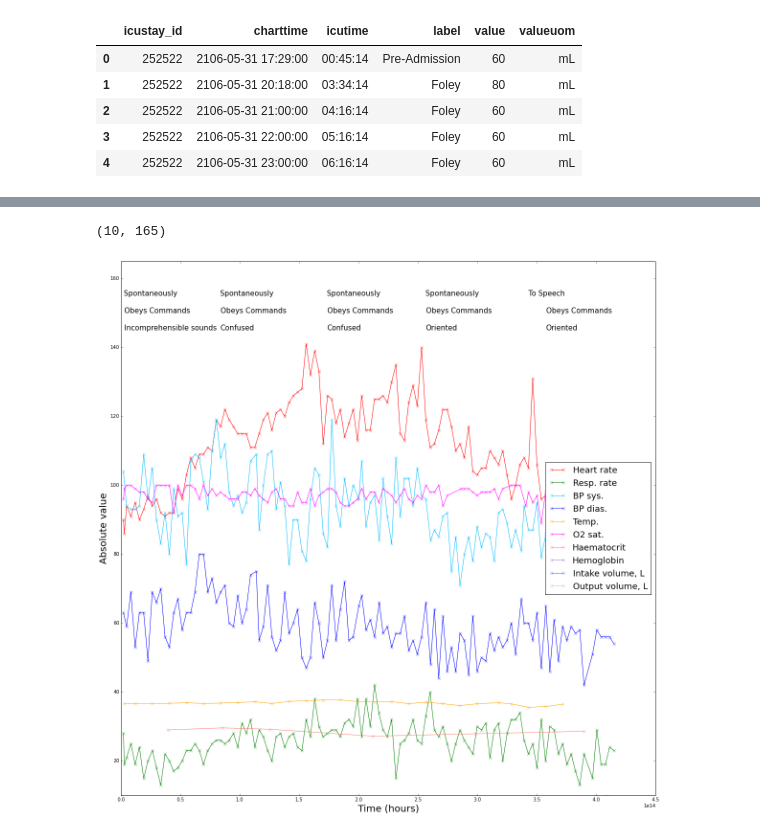
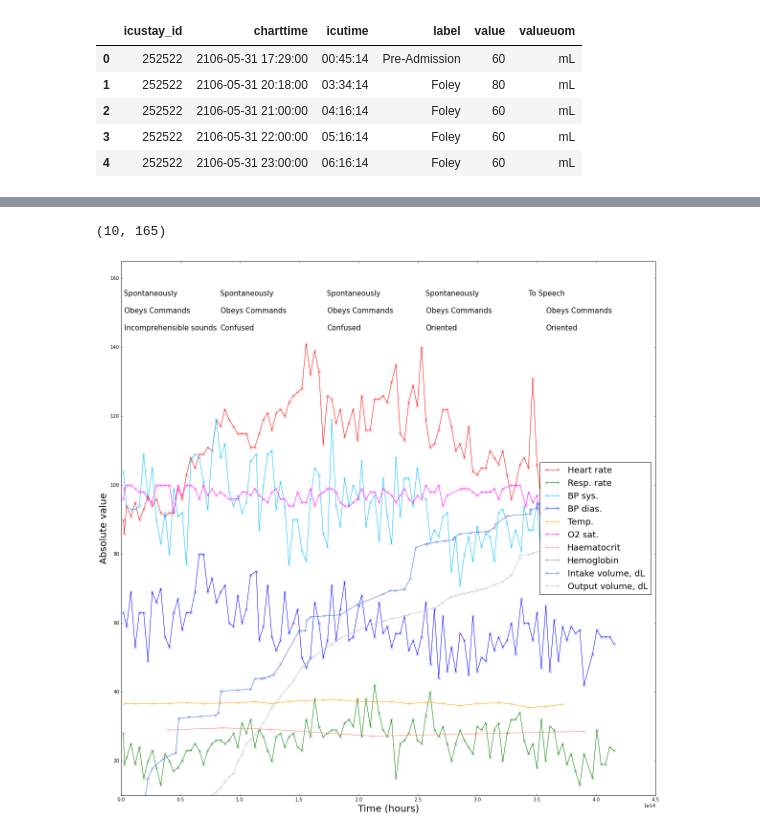
Before and after one commit to MIT-LCP/mimic-iii-paper, a Jupyter notebook: example-patient.ipynb, the cells around one changed output, grey strips where cells are left out. Cells and saved outputs as stored; diff of their text form; code cells hidden in the pictures.

```diff
--- a/example-patient.ipynb
+++ b/example-patient.ipynb
@@ -219,35 +232,35 @@ plt.plot(labs.icutime[labs.label=='HEMOGLOBIN'],
          labs.valuenum[labs.label=='HEMOGLOBIN'],
          color='mediumpurple', marker='x', markersize=6, label='Hemoglobin')
 
 # Plot some input/output events
 plt.plot(inputs.icustarttime[inputs.amountuom=='mL'],
-         inputs.amount[inputs.amountuom=='mL'].cumsum()/1000,
-         color='royalblue', marker='x', markersize=6, label='Intake volume, L')
+         inputs.amount[inputs.amountuom=='mL'].cumsum()/100,
+         color='royalblue', marker='x', markersize=6, label='Intake volume, dL')
 
 plt.plot(outputs.icutime,
-         outputs.value.cumsum()/1000,
-         color='silver', marker='x', markersize=6, label='Output volume, L')
+         outputs.value.cumsum()/100,
+         color='silver', marker='x', markersize=6, label='Output volume, dL')
 
 # Plot Glasgow Coma Scale measurements every hour or so
 # plt.text(-10,155,'GCS - Eye Opening',fontsize=14)
 for i, txt in enumerate(charts.value[charts.label=='GCS - Eye Opening'].values):
     if np.mod(i,6)==0 and i < 65:
         plt.annotate(txt, (charts.icutime[charts.label=='GCS - Eye Opening'].values[i],155),fontsize=15)
 
 # plt.text(-60,150,'GCS - Motor Response',fontsize=14)
 for i, txt in enumerate(charts.value[charts.label=='GCS - Motor Response'].values):
     if np.mod(i,6)==0 and i < 65:
         plt.annotate(txt, (charts.icutime[charts.label=='GCS - Motor Response'].values[i],150),fontsize=15)
 
 # plt.text(-60,145,'GCS - Verbal Response',fontsize=14)
 for i, txt in enumerate(charts.value[charts.label=='GCS - Verbal Response'].values):
     if np.mod(i,6)==0 and i < 65:
         plt.annotate(txt, (charts.icutime[charts.label=='GCS - Verbal Response'].values[i],145),fontsize=15)
 
 plt.legend(loc=5,fontsize=18)
 plt.xlabel('Time (hours)',fontsize=20)
 plt.ylabel('Absolute value',fontsize=20)
 plt.ylim(10,165)
 # %% [output]
 (10, 165)
-[figure, old version]
+[figure, new version]
```
Also changed, not shown: parts of 2 cells of this notebook.
